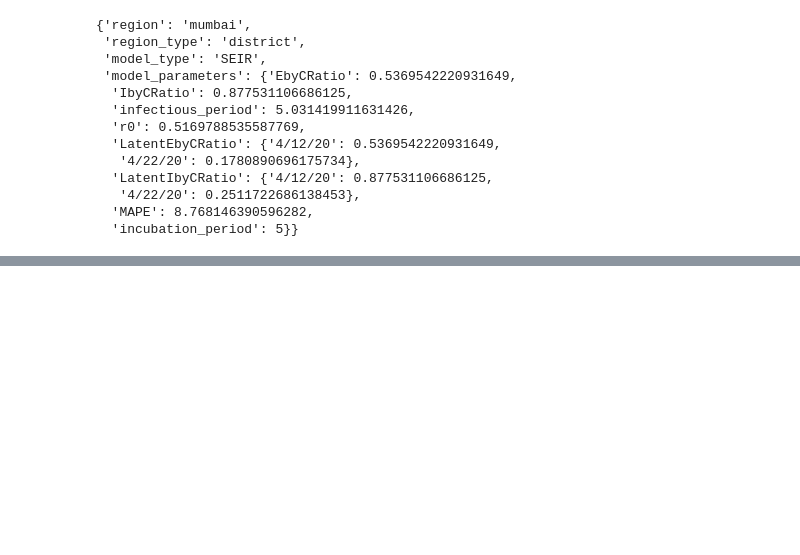
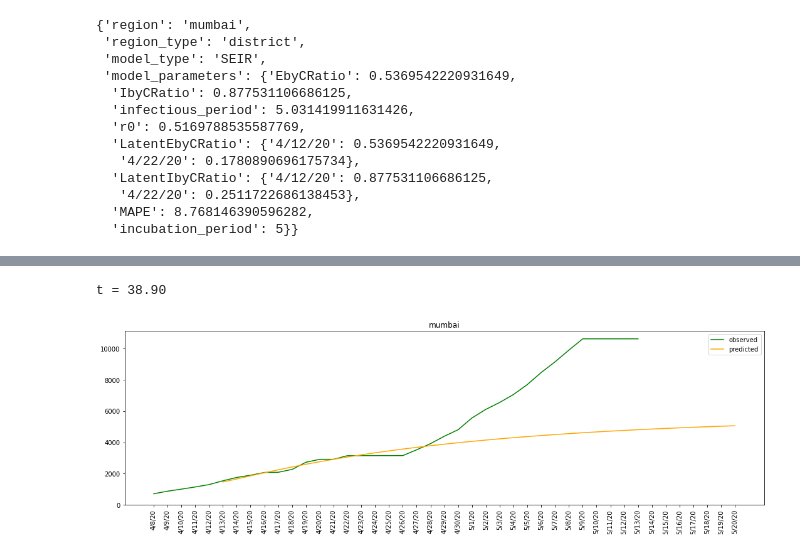
Before and after one commit to dishamakhija/covid19-india, a Jupyter notebook: covid19-library/src/SEIR_Scenario_Modeling_v0.ipynb, the cells around one changed output, grey strips where cells are left out. Saved outputs shown, nothing was run; the diff lists cells and outputs as text; code cells hidden in the pictures; blank space fills up the shorter version.

Commit message:
Added sample parameter override experiment

```diff
--- a/covid19-library/src/SEIR_Scenario_Modeling_v0.ipynb
+++ b/covid19-library/src/SEIR_Scenario_Modeling_v0.ipynb
@@ -490,3 +471,20 @@ model_params
    '4/22/20': 0.2511722686138453},
   'MAPE': 8.768146390596282,
   'incubation_period': 5}}
+# %%
+def forecast(model_params, run_day, forecast_start_date, forecast_end_date):
+    evalConfig = ForecastingModuleConfig.parse_obj(default_forecast_config)
+    evalConfig.region_name = model_params['region']
+    evalConfig.region_type = model_params['region_type']
+    evalConfig.model_parameters = model_params['model_parameters']
+
+    evalConfig.run_day = run_day
+    evalConfig.forecast_start_date = forecast_start_date
+    evalConfig.forecast_end_date = forecast_end_date
+
+    forecast_json = ForecastingModule.from_config(evalConfig)
+    forecast_df = pd.read_json(forecast_json)
+    forecast_df = forecast_df.drop(columns=['Region Type', 'Region', 'Country', 'Lat', 'Long'])
+    forecast_df = forecast_df.set_index('prediction_type')
+    forecast_df = forecast_df.transpose().reset_index()
+    return forecast_df
@@ -492,0 +516,21 @@ model_params
+# %%
+region = 'mumbai'
+region_type = 'district'
+train1_start_date = '4/8/20'
+train1_end_date = '4/17/20'
+train2_start_date = '4/13/20'
+train2_end_date = '4/22/20'
+test_start_date = '4/18/20'
+test_end_date = '4/22/20'
+run_day = '4/17/20'
+
+params, metrics, model_params = train_eval(region, region_type,
+                                           train1_start_date, train1_end_date,
+                                           train2_start_date, train2_end_date, run_day,
+                                           test_start_date, test_end_date,
+                                           max_evals = 500,
+                                           mlflow_log = False,
+                                           name_prefix = 'mumbai_sample')
+# %%
+model_params['model_parameters']['incubation_period'] = 5
+model_params
@@ -492,0 +551,10 @@ model_params
+# %%
+run_day = '4/12/20'
+forecast_start_date = '4/13/20'
+forecast_end_date = '5/20/20'
+actual_start_date = '4/8/20'
+plot(model_params, run_day, forecast_start_date,
+     forecast_end_date, actual_start_date)
+# %% [output]
+t = 38.90
+[figure, added]
```
Also changed, not shown: parts of 7 cells of this notebook, 4 other files.
